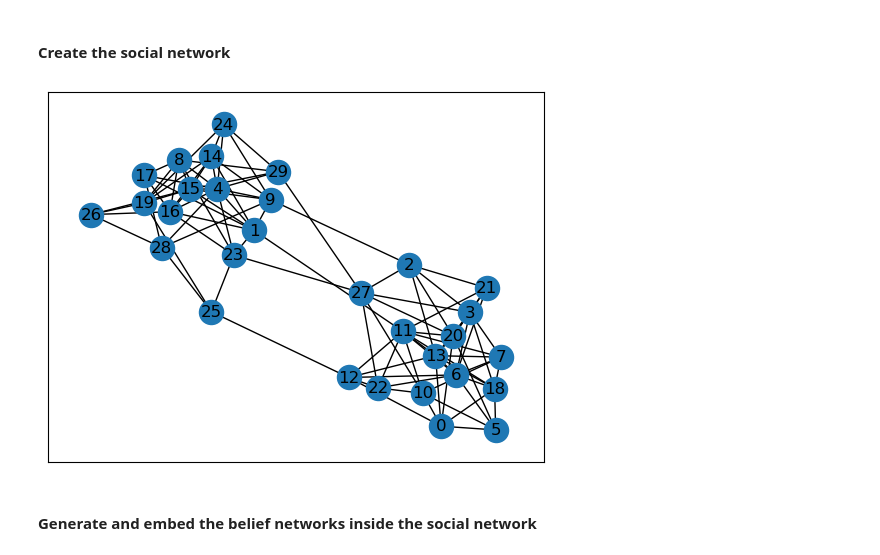
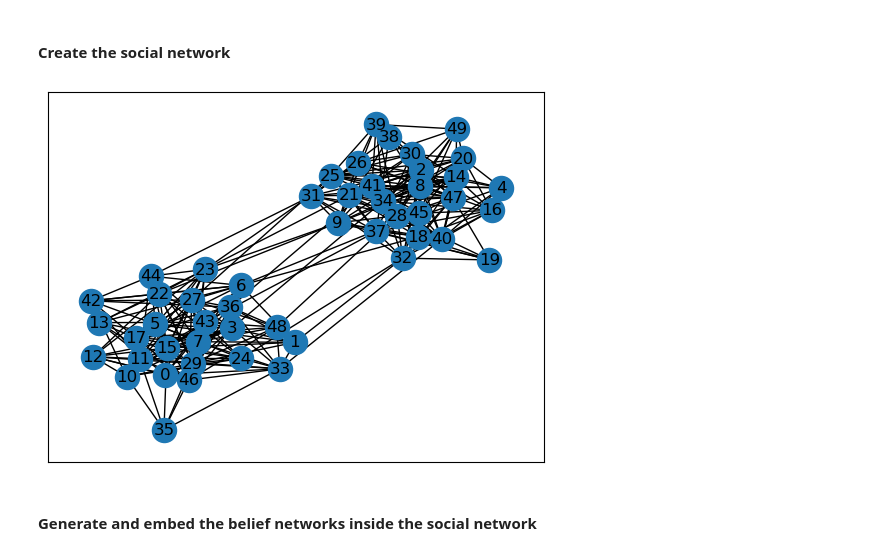
Before and after one commit to ocseckin/belief_network_extended, a Jupyter notebook: notebooks/with_random_walk.ipynb, the cells around one changed output. Drawn from its saved outputs; the diff is of its cells as text; code cells hidden in the pictures.

```diff
--- a/notebooks/with_random_walk.ipynb
+++ b/notebooks/with_random_walk.ipynb
@@ -28,15 +28,15 @@ importlib.reload(diffusion_utils)
 # %% [markdown]
 #### Create the social network
 # %%
-N = 30
-M = 100
+N = 50
+M = 300
 mu = .05
 
 social_G, communities = diffusion_utils.community_social_network(N = N, mu = mu, M = M)
 
 nx.draw_networkx(social_G)
 # %% [output]
-[figure, old version]
+[figure, new version]
 # %% [markdown]
 #### Generate and embed the belief networks inside the social network
 # %%
```
Also changed, not shown: parts of 27 cells of this notebook, 1 other file.
